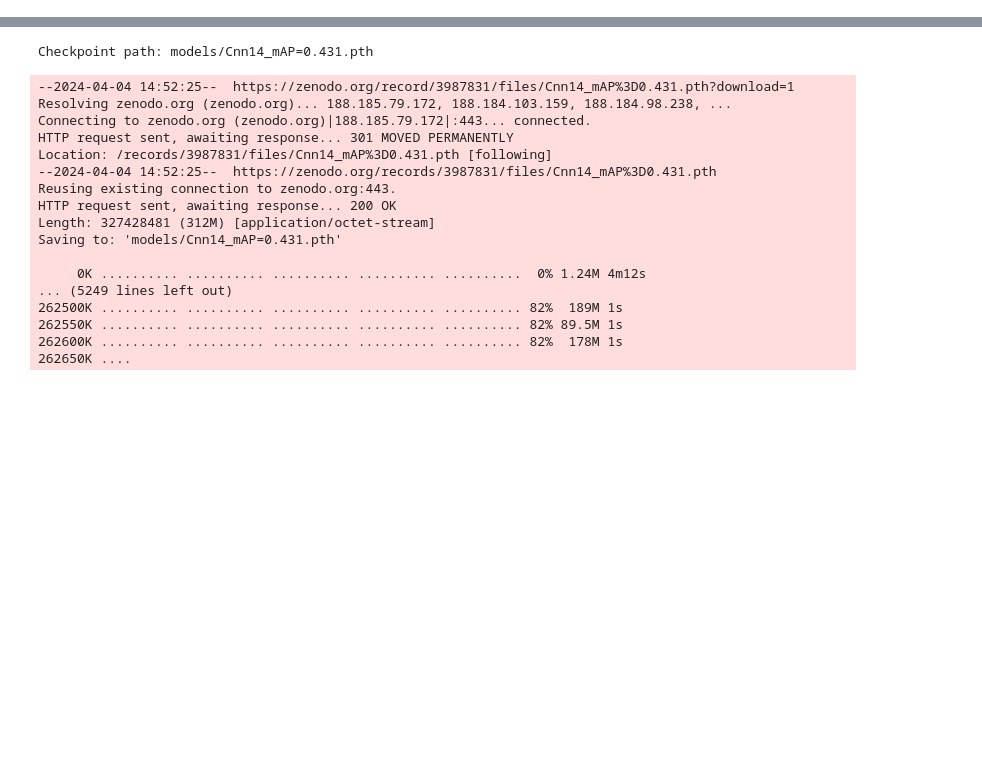
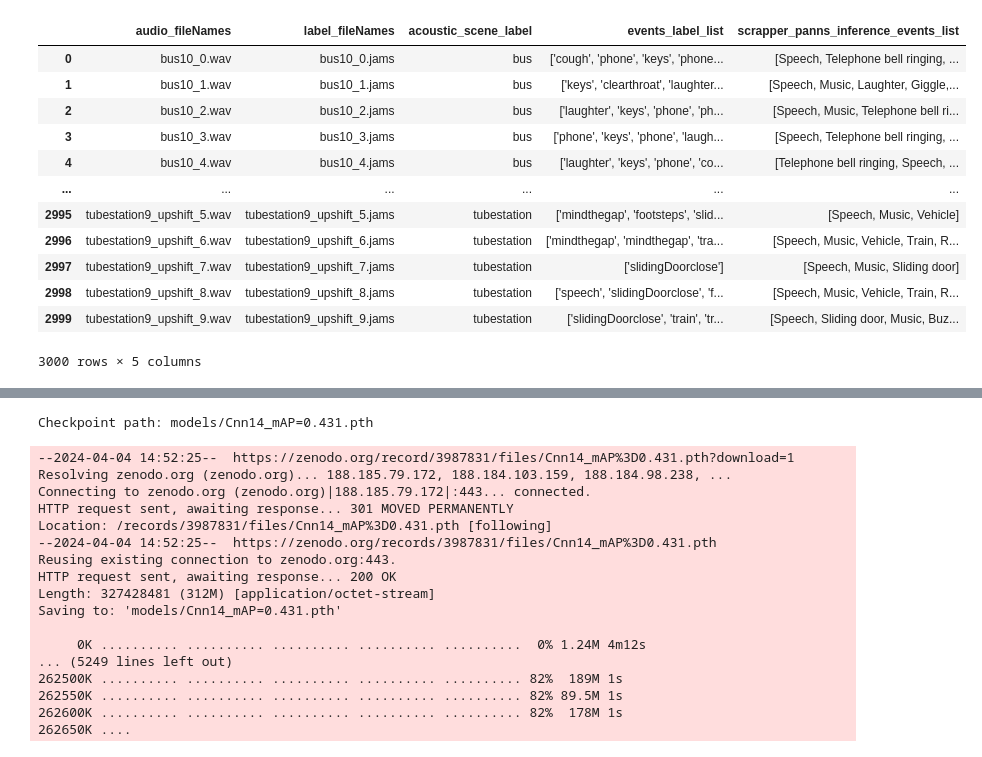
Before and after one commit to darshitttt/ASC_AED_JoinTask, a Jupyter notebook: rough.ipynb, the cells around one changed output, grey strips where cells are left out. Cells and saved outputs as stored; diff of their text form; code cells hidden in the pictures; blank space fills up the shorter version.

```diff
--- a/rough.ipynb
+++ b/rough.ipynb
@@ -0,0 +1,10 @@
+# %%
+import pandas as pd
+import os
+import panns_inference_
+
+audio_dir = '../audioData/sythenticSoundscenes/test/'
+scapper_csv = 'Datasets/scrapper_dataset.csv'
+scrapper_df = pd.read_csv(scapper_csv)
+
+scrapper_panns_inferences = panns_inference_.get_panns_event_labels(scrapper_df['audio_fileNames'], audio_dir)
@@ -0,0 +29,17 @@
+# %%
+scrapper_df['scrapper_panns_inference_events_list'] = scrapper_panns_inferences
+scrapper_df
+# %% [output]
+|  | audio_fileNames | label_fileNames | acoustic_scene_label | events_label_list | scrapper_panns_inference_events_list |
+| 0 | bus10_0.wav | bus10_0.jams | bus | ['cough', 'phone', 'keys', 'phone... | [Speech, Telephone bell ringing, ... |
+| 1 | bus10_1.wav | bus10_1.jams | bus | ['keys', 'clearthroat', 'laughter... | [Speech, Music, Laughter, Giggle,... |
+| 2 | bus10_2.wav | bus10_2.jams | bus | ['laughter', 'keys', 'phone', 'ph... | [Speech, Music, Telephone bell ri... |
+| 3 | bus10_3.wav | bus10_3.jams | bus | ['phone', 'keys', 'phone', 'laugh... | [Speech, Telephone bell ringing, ... |
+| 4 | bus10_4.wav | bus10_4.jams | bus | ['laughter', 'keys', 'phone', 'co... | [Telephone bell ringing, Speech, ... |
+| ... | ... | ... | ... | ... | ... |
+| 2995 | tubestation9_upshift_5.wav | tubestation9_upshift_5.jams | tubestation | ['mindthegap', 'footsteps', 'slid... | [Speech, Music, Vehicle] |
+| 2996 | tubestation9_upshift_6.wav | tubestation9_upshift_6.jams | tubestation | ['mindthegap', 'mindthegap', 'tra... | [Speech, Music, Vehicle, Train, R... |
+| 2997 | tubestation9_upshift_7.wav | tubestation9_upshift_7.jams | tubestation | ['slidingDoorclose'] | [Speech, Music, Sliding door] |
+| 2998 | tubestation9_upshift_8.wav | tubestation9_upshift_8.jams | tubestation | ['speech', 'slidingDoorclose', 'f... | [Speech, Music, Vehicle, Train, R... |
+| 2999 | tubestation9_upshift_9.wav | tubestation9_upshift_9.jams | tubestation | ['slidingDoorclose', 'train', 'tr... | [Speech, Sliding door, Music, Buz... |
+3000 rows × 5 columns
```
Also changed, not shown: parts of 12 cells of this notebook.
